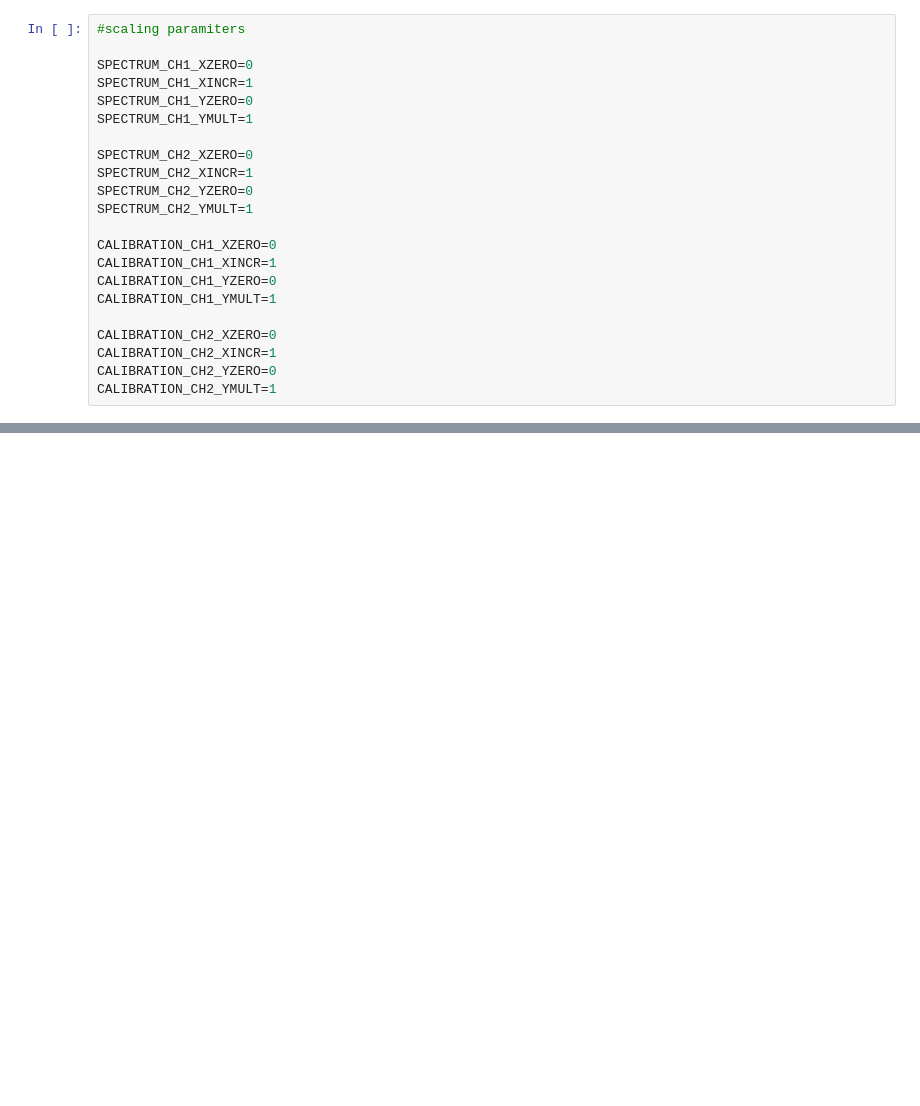
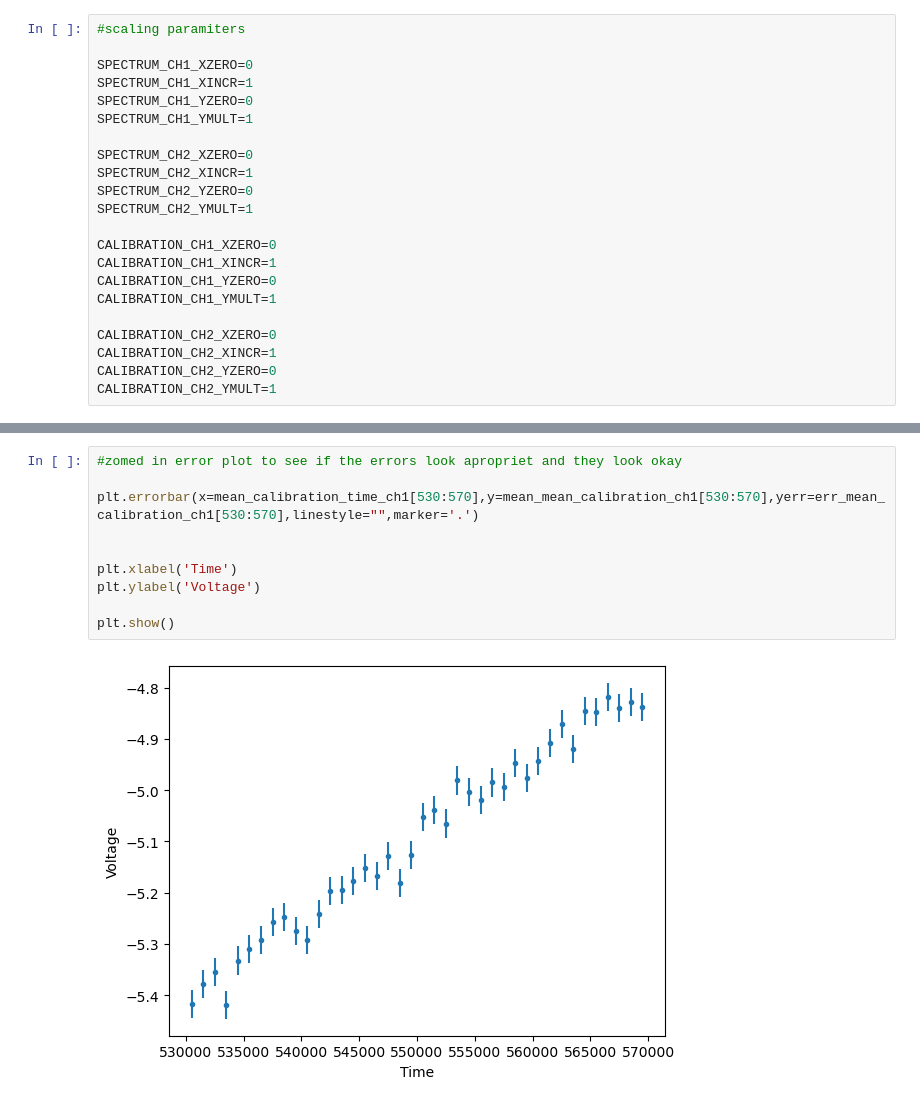
Before and after one commit to LaraTatli18/doppler-free-laser-spectroscopy, a Jupyter notebook: analyse_data.ipynb, the cells around one changed output, grey strips where cells are left out. Drawn from its saved outputs; the diff is of its cells as text; blank space fills up the shorter version.

```diff
--- a/analyse_data.ipynb
+++ b/analyse_data.ipynb
@@ -106,0 +152,12 @@ plt.show()
+# %%
+#zomed in error plot to see if the errors look apropriet and they look okay
+
+plt.errorbar(x=mean_calibration_time_ch1[530:570],y=mean_mean_calibration_ch1[530:570],yerr=err_mean_calibration_ch1[530:570],linestyle="",marker='.')
+
+
+plt.xlabel('Time')
+plt.ylabel('Voltage')
+
+plt.show()
+# %% [output]
+[figure, added]
```
Also changed, not shown: parts of 7 cells of this notebook, 1 other file.
